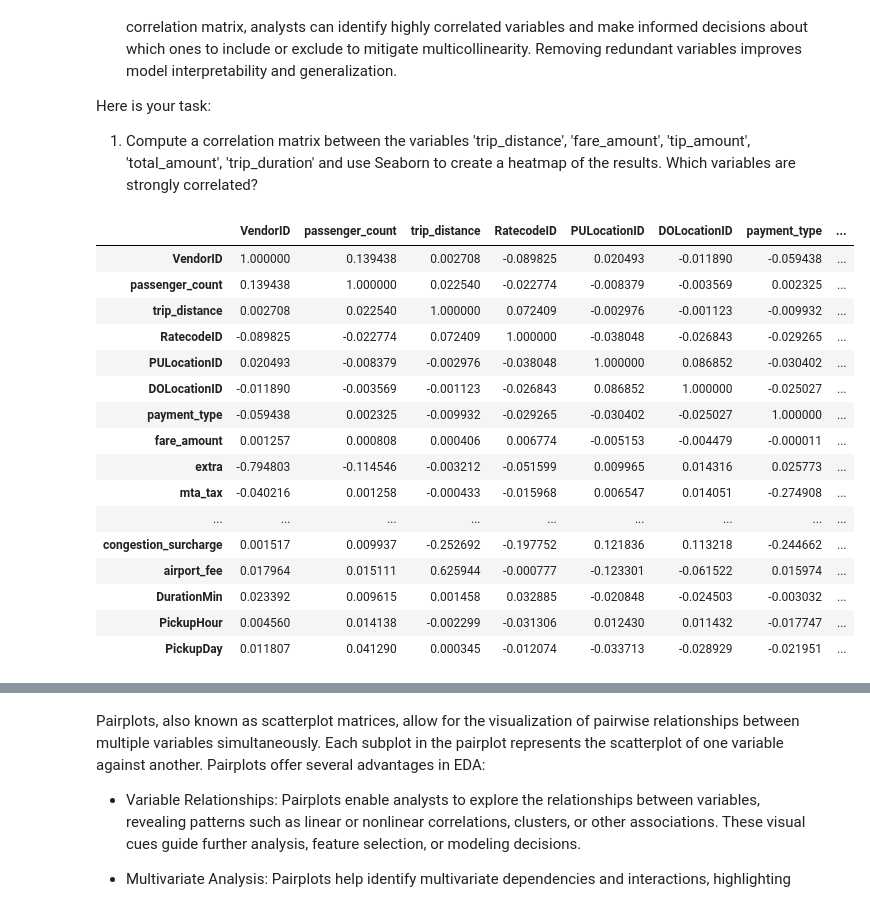
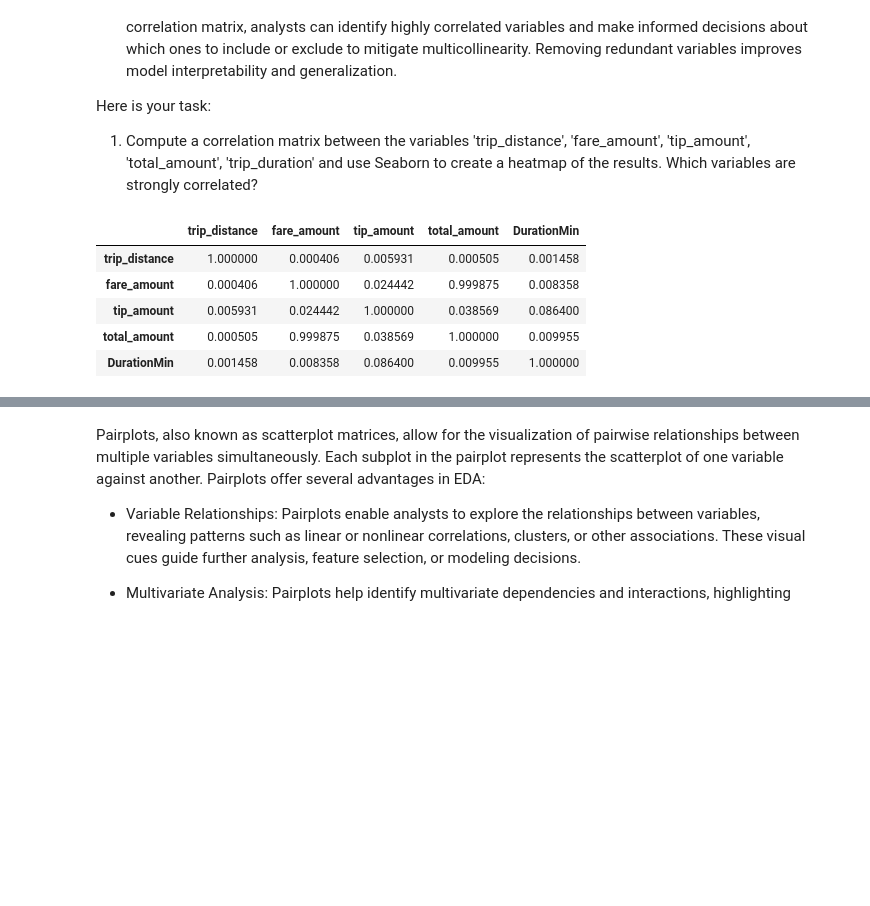
Before and after one commit to jgeiger81/sbml, a Jupyter notebook: JasonG_MLE_MiniProject_EDA.ipynb, the cells around one changed output, grey strips where cells are left out. Drawn from its saved outputs; the diff is of its cells as text; code cells hidden in the pictures; blank space fills up the shorter version.

```diff
--- a/JasonG_MLE_MiniProject_EDA.ipynb
+++ b/JasonG_MLE_MiniProject_EDA.ipynb
@@ -247,26 +253,15 @@ Here is your task:
   1. Compute a correlation matrix between the variables 'trip_distance', 'fare_amount', 'tip_amount', 'total_amount', 'trip_duration' and use Seaborn to create a heatmap of the results. Which variables are strongly correlated?
 # %%
 # Compute correlation matrix of numerical variables
-corr = df.select_dtypes(include=['number']).corr()
+corr = df[['trip_distance', 'fare_amount', 'tip_amount', 'total_amount', 'DurationMin']].corr()
 corr
 # %% [output]
-|  | VendorID | passenger_count | trip_distance | RatecodeID | PULocationID | DOLocationID | payment_type | ... |
-| VendorID | 1.000000 | 0.139438 | 0.002708 | -0.089825 | 0.020493 | -0.011890 | -0.059438 | ... |
-| passenger_count | 0.139438 | 1.000000 | 0.022540 | -0.022774 | -0.008379 | -0.003569 | 0.002325 | ... |
-| trip_distance | 0.002708 | 0.022540 | 1.000000 | 0.072409 | -0.002976 | -0.001123 | -0.009932 | ... |
-| RatecodeID | -0.089825 | -0.022774 | 0.072409 | 1.000000 | -0.038048 | -0.026843 | -0.029265 | ... |
-| PULocationID | 0.020493 | -0.008379 | -0.002976 | -0.038048 | 1.000000 | 0.086852 | -0.030402 | ... |
-| DOLocationID | -0.011890 | -0.003569 | -0.001123 | -0.026843 | 0.086852 | 1.000000 | -0.025027 | ... |
-| payment_type | -0.059438 | 0.002325 | -0.009932 | -0.029265 | -0.030402 | -0.025027 | 1.000000 | ... |
-| fare_amount | 0.001257 | 0.000808 | 0.000406 | 0.006774 | -0.005153 | -0.004479 | -0.000011 | ... |
-| extra | -0.794803 | -0.114546 | -0.003212 | -0.051599 | 0.009965 | 0.014316 | 0.025773 | ... |
-| mta_tax | -0.040216 | 0.001258 | -0.000433 | -0.015968 | 0.006547 | 0.014051 | -0.274908 | ... |
-| ... | ... | ... | ... | ... | ... | ... | ... | ... |
-| congestion_surcharge | 0.001517 | 0.009937 | -0.252692 | -0.197752 | 0.121836 | 0.113218 | -0.244662 | ... |
-| airport_fee | 0.017964 | 0.015111 | 0.625944 | -0.000777 | -0.123301 | -0.061522 | 0.015974 | ... |
-| DurationMin | 0.023392 | 0.009615 | 0.001458 | 0.032885 | -0.020848 | -0.024503 | -0.003032 | ... |
-| PickupHour | 0.004560 | 0.014138 | -0.002299 | -0.031306 | 0.012430 | 0.011432 | -0.017747 | ... |
-| PickupDay | 0.011807 | 0.041290 | 0.000345 | -0.012074 | -0.033713 | -0.028929 | -0.021951 | ... |
+|  | trip_distance | fare_amount | tip_amount | total_amount | DurationMin |
+| trip_distance | 1.000000 | 0.000406 | 0.005931 | 0.000505 | 0.001458 |
+| fare_amount | 0.000406 | 1.000000 | 0.024442 | 0.999875 | 0.008358 |
+| tip_amount | 0.005931 | 0.024442 | 1.000000 | 0.038569 | 0.086400 |
+| total_amount | 0.000505 | 0.999875 | 0.038569 | 1.000000 | 0.009955 |
+| DurationMin | 0.001458 | 0.008358 | 0.086400 | 0.009955 | 1.000000 |
 # %%
 # Create a heatmap of the correlation matrix
 # Chop off the mirror
```
Also changed, not shown: parts of 18 cells of this notebook.
